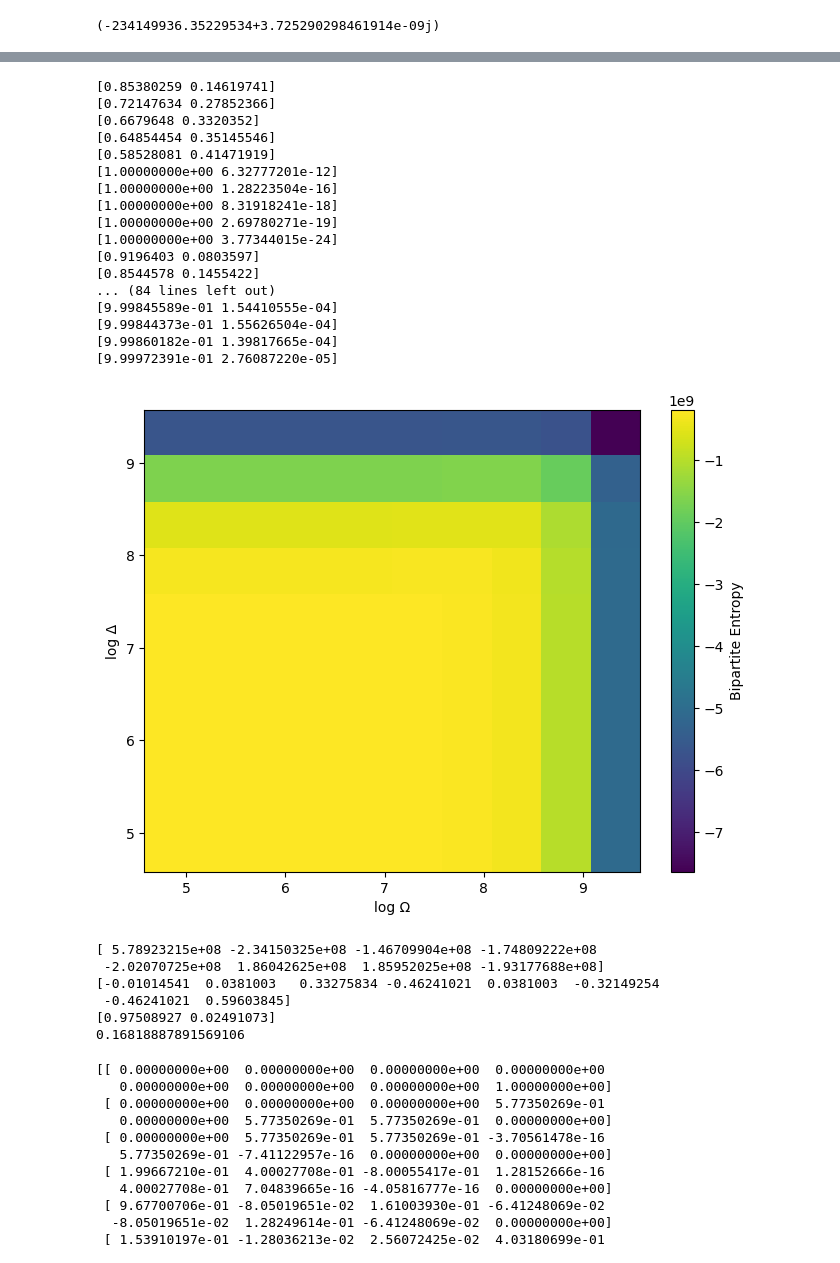
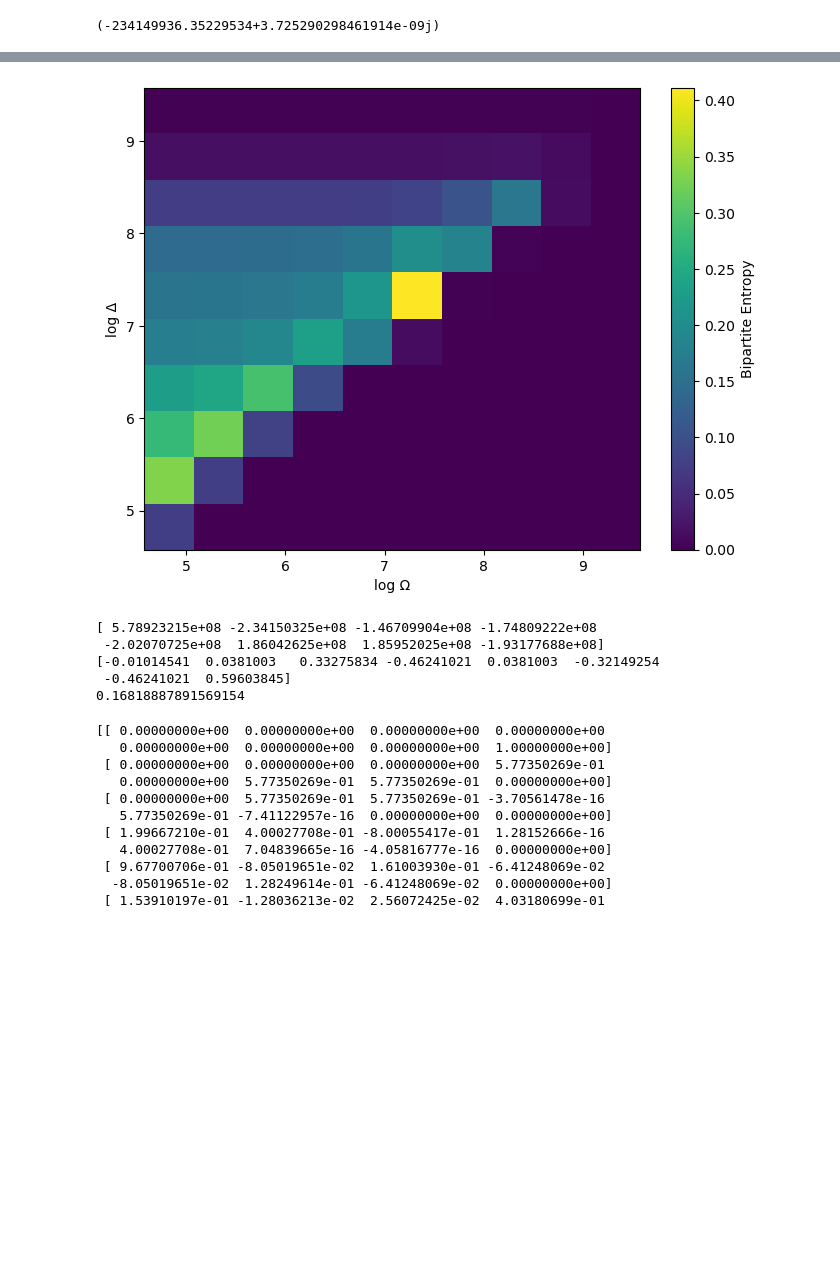
Before and after one commit to 1dividedby0/rabbit, a Jupyter notebook: mps.ipynb, the cells around one changed output, grey strips where cells are left out. Cells and saved outputs as stored; diff of their text form; code cells hidden in the pictures; blank space fills up the shorter version.

```diff
--- a/mps.ipynb
+++ b/mps.ipynb
@@ -878,7 +878,7 @@ np.linalg.eig(hamiltonian(3, rabi_f, 0, V_nn, V_nnn))
 # %%
 def tebd_ground(N, time, V_nn, V_nnn, rabi_f, detuning):
     # construct Hamiltonian
-    steps = 7000
+    steps = 3000
 
     nn = np.array([0,0,V_nn])
     nnn = np.array([0, 0, V_nnn])
@@ -900,26 +900,6 @@ def tebd_ground(N, time, V_nn, V_nnn, rabi_f, detuning):
 #     density = np.outer(state, np.conj(state.T))
 #     return -np.trace(density @ scipy.linalg.logm(density))
 
-def von_neumann_entropy(state_vector):
-    # First, reshape the state vector into a density matrix with the correct dimensions.
-    # For a system of n qubits, the state vector has 2^n elements, so the density matrix
-    # has dimensions 2^n x 2^n.
-    n = int(np.log2(len(state_vector)))
-    density_matrix = np.outer(state_vector, np.conj(state_vector))
-    density_matrix = density_matrix.reshape([2]*2*n)
-
-    # Next, trace out the subsystem indices to obtain the reduced density matrix.
-    trace_out_indices = [i for i in range(n) if i not in [j for j in range(int(np.log2(len(state_vector))/2))]]
-    reduced_density_matrix = np.einsum(density_matrix, list(range(n))+list(range(n, 2*n)), trace_out_indices+list(range(n, n+len(trace_out_indices))))
-
-    # Now, compute the von Neumann entropy of the reduced density matrix.
-    eigenvalues, _ = np.linalg.eig(reduced_density_matrix)
-    non_zero_eigenvalues = eigenvalues[eigenvalues > 0]
-    print(non_zero_eigenvalues)
-    von_neumann_entropy = -np.sum(non_zero_eigenvalues * np.log2(non_zero_eigenvalues))
-
-    return von_neumann_entropy
-
 def energy(state_vector, rabi_f, delta):
     return np.dot(np.conj(state_vector), np.dot(hamiltonian(3, rabi_f, delta, V_nn, V_nnn), state_vector))
 # %%
@@ -936,5 +916,5 @@ detunings = np.logspace(-4, 1, num=10)*V_nn
 grid_data = np.zeros((10, 10))
 for i in range(10):
     for j in range(10):
-        grid_data[i][j] = von_neumann_entropy(tebd_ground(3, time_/(3/2), 2*np.pi*60*(10**6), 2*np.pi*2.3*(10**6), frequencies[i], detunings[j]))
+        grid_data[i][j] = bipartite_entropy(tebd_ground(3, time_/(3/2), 2*np.pi*60*(10**6), 2*np.pi*2.3*(10**6), frequencies[i], detunings[j]))
         # grid_data[i][j] = energy(tebd_ground(3, 1000*(10**-9), V_nn, V_nnn, frequencies[i], detunings[j]), frequencies[i], detunings[j])
@@ -966,52 +964,35 @@ plt.show()
 # %%
 # 2*np.pi*6.4*(10**6)
 # 2*np.pi*60*(10**6)
 # 2*np.pi*2.3*(10**6)
 frequencies = np.logspace(-4, 1, num=10)*V_nn
 detunings = np.logspace(-4, 1, num=10)*V_nn
 
 grid_data = np.zeros((10, 10))
 for i in range(10):
     for j in range(10):
-        eigenvalues, eigenvectors = np.linalg.eig(hamiltonian(3, frequencies[i], detunings[j], V_nn, V_nnn))
+        eigenvalues, eigenvectors = np.linalg.eig(hamiltonian(7, frequencies[i], detunings[j], V_nn, V_nnn))
 
         min_eigenvalue_index = np.argmin(eigenvalues)
 
         min_eigenvalue = eigenvalues[min_eigenvalue_index]
         min_eigenvector = eigenvectors[:, min_eigenvalue_index]
         grid_data[i][j] = bipartite_entropy(min_eigenvector)
         # grid_data[i][j] = energy(min_eigenvector, frequencies[i], detunings[j])
         # grid_data[i][j] = min_eigenvalue
 
 X, Y = np.meshgrid(np.log10(frequencies), np.log10(detunings))
 
 plt.figure(figsize=(8, 6))
 plt.imshow(grid_data, extent=(np.min(X), np.max(X), np.min(Y), np.max(Y)), origin='lower', aspect='auto', cmap='viridis')
 plt.colorbar(label='Bipartite Entropy')
 
 plt.xlabel('log Ω')
 plt.ylabel('log Δ')
 
 plt.show()
 # %% [output]
-[0.85380259 0.14619741]
-[0.72147634 0.27852366]
-[0.6679648 0.3320352]
-[0.64854454 0.35145546]
-[0.58528081 0.41471919]
-[1.00000000e+00 6.32777201e-12]
-[1.00000000e+00 1.28223504e-16]
-[1.00000000e+00 8.31918241e-18]
-[1.00000000e+00 2.69780271e-19]
-[1.00000000e+00 3.77344015e-24]
-[0.9196403 0.0803597]
-[0.8544578 0.1455422]
-... (84 lines left out)
-[9.99845589e-01 1.54410555e-04]
-[9.99844373e-01 1.55626504e-04]
-[9.99860182e-01 1.39817665e-04]
-[9.99972391e-01 2.76087220e-05]
-[figure, old version]
+[figure, new version]
 # %%
 def ED():
     eigenvalues, eigenvectors = np.linalg.eig(hamiltonian(3, rabi_f, 0, V_nn, V_nnn))
@@ -1030,8 +1011,9 @@ def v_entropy(rho_eigenvalues):
 
 def bipartite_entropy(state_vector):
     """Compute the bipartite von Neumann entropy of an N=3 system."""
+    N = np.log2(len(state_vector))
     # Reshape the state vector into a 2x4 matrix
-    psi_matrix = state_vector.reshape(4, 2)
+    psi_matrix = state_vector.reshape(int(2**(int(N/2))), int(2**(N - int(N/2))))
 
     # Perform SVD
     U, singular_values, Vh = np.linalg.svd(psi_matrix, full_matrices=False)
@@ -1039,7 +1021,7 @@ def bipartite_entropy(state_vector):
     # Square the singular values to get the eigenvalues of the reduced density matrix
     rho_eigenvalues = singular_values**2
 
-    print(rho_eigenvalues)
+    # print(rho_eigenvalues)
 
     # Compute the entropy
     entropy = v_entropy(rho_eigenvalues)
@@ -1055,8 +1037,7 @@ print(bipartite_entropy(min_vec))
  -2.02070725e+08  1.86042625e+08  1.85952025e+08 -1.93177688e+08]
 [-0.01014541  0.0381003   0.33275834 -0.46241021  0.0381003  -0.32149254
  -0.46241021  0.59603845]
-[0.97508927 0.02491073]
-0.16818887891569106
+0.16818887891569154
 # %%
 rabi_f = 2*np.pi*6.4*(10**6) # rabi frequency for Rydberg to ground state cycles (Hz)
 V_nn = 2*np.pi*60*(10**6) # nearest neighbors interaction strength (Hz) (ref page 180, strongly interacting pairs)
```
Also changed, not shown: parts of 4 cells of this notebook, 11 other files.
